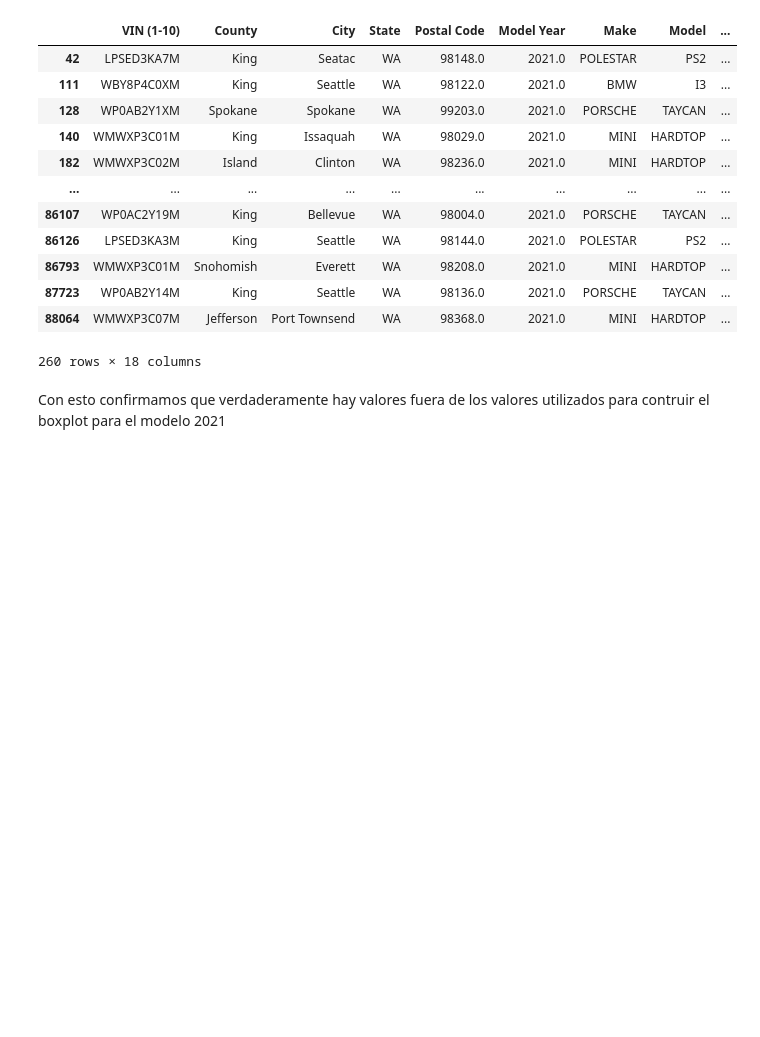
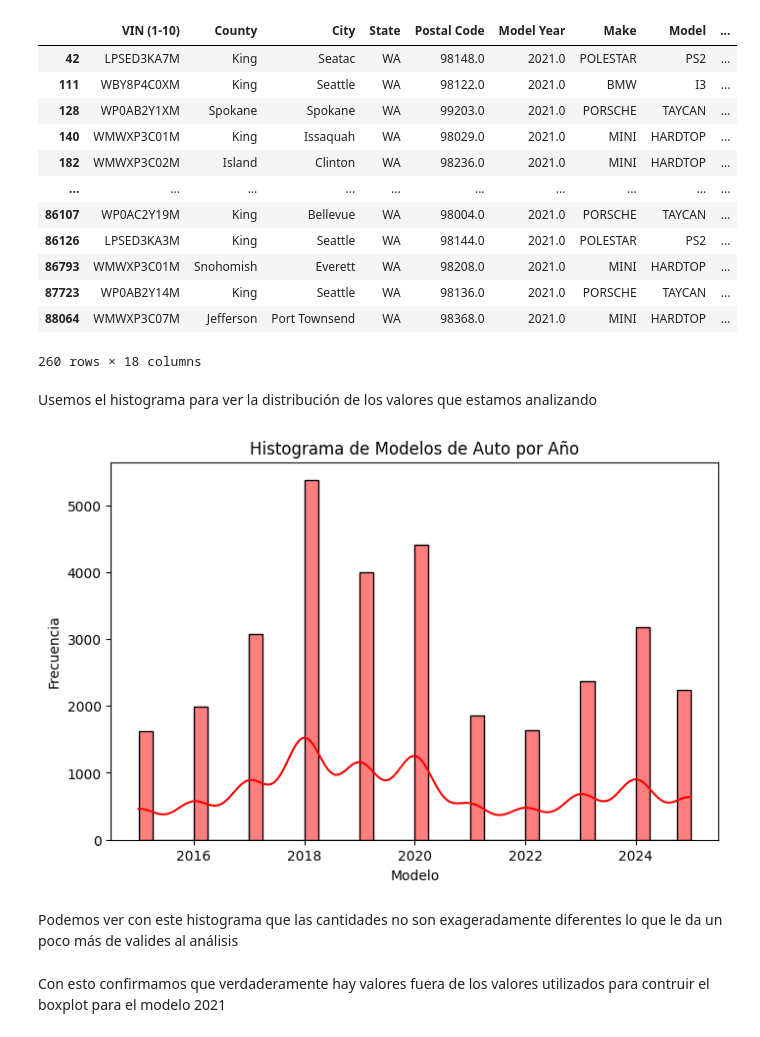
Before and after one commit to Tarde98/DataScienceI, a Jupyter notebook: dataSetTardella.ipynb, the cells around one changed output. Saved outputs shown, nothing was run; the diff lists cells and outputs as text; code cells hidden in the pictures; blank space fills up the shorter version.

```diff
--- a/dataSetTardella.ipynb
+++ b/dataSetTardella.ipynb
@@ -429,5 +433,20 @@ outliers_2021
 | 87723 | WP0AB2Y14M | King | Seattle | WA | 98136.0 | 2021.0 | PORSCHE | TAYCAN | ... |
 | 88064 | WMWXP3C07M | Jefferson | Port Townsend | WA | 98368.0 | 2021.0 | MINI | HARDTOP | ... |
 260 rows × 18 columns
+# %% [markdown]
+Usemos el histograma para ver la distribución de los valores que estamos analizando
+# %%
+plt.figure(figsize=(8, 5))
+df_filtrado = df_autonomia[df_autonomia['Model Year'] > 2014] #Filtro solamente los de 2014 para adelante porque el resto son pocos y hace menos legible el gráfico para lo que estamos estudiando
+sns.histplot(data=df_filtrado, x='Model Year', kde=True, color='red')
+
+plt.title('Histograma de Modelos de Auto por Año')
+plt.xlabel('Modelo')
+plt.ylabel('Frecuencia')
+plt.show()
+# %% [output]
+[figure, added]
+# %% [markdown]
+Podemos ver con este histograma que las cantidades no son exageradamente diferentes lo que le da un poco más de valides al análisis
 # %% [markdown]
 Con esto confirmamos que verdaderamente hay valores fuera de los valores utilizados para contruir el boxplot para el modelo 2021
```
Also changed, not shown: parts of 2 cells of this notebook.
